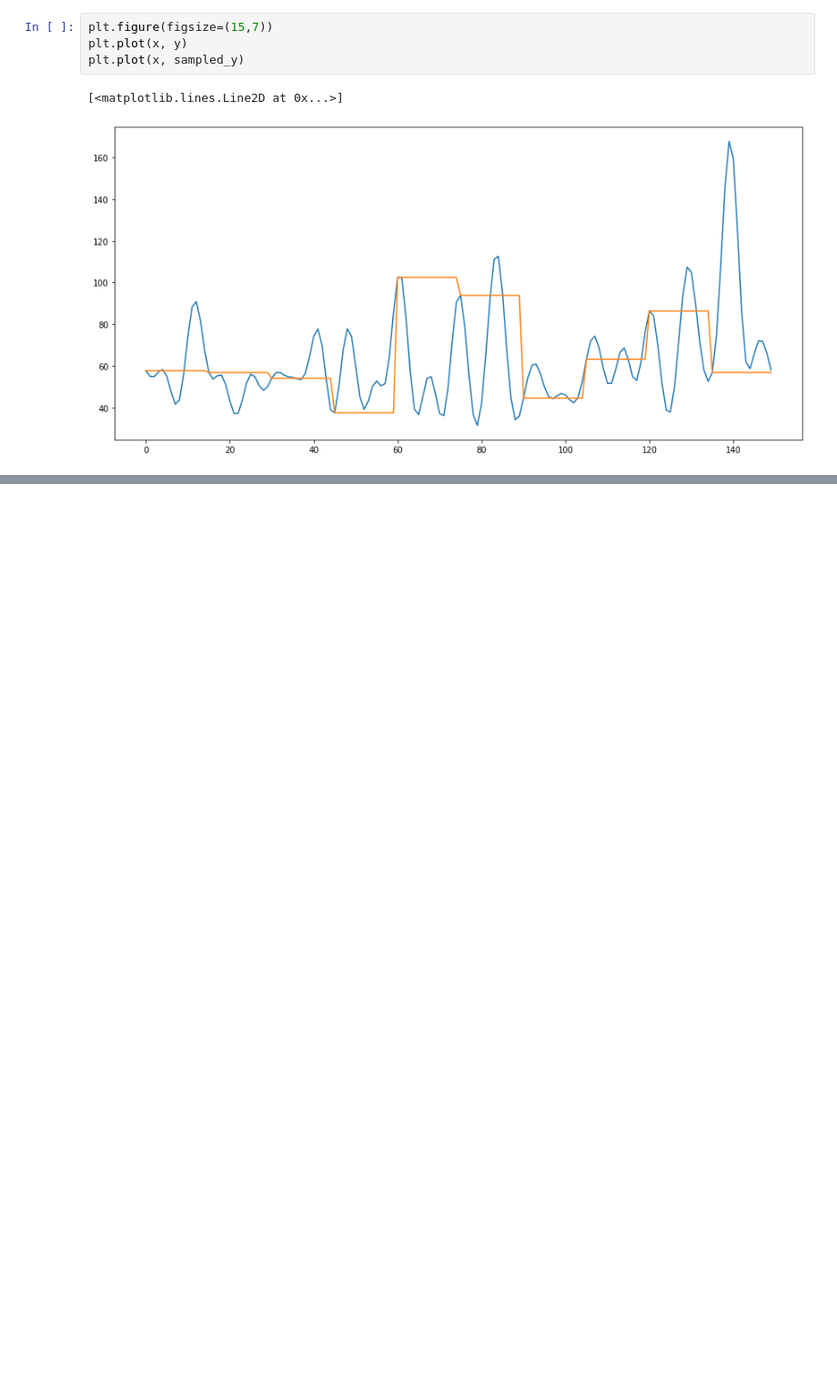
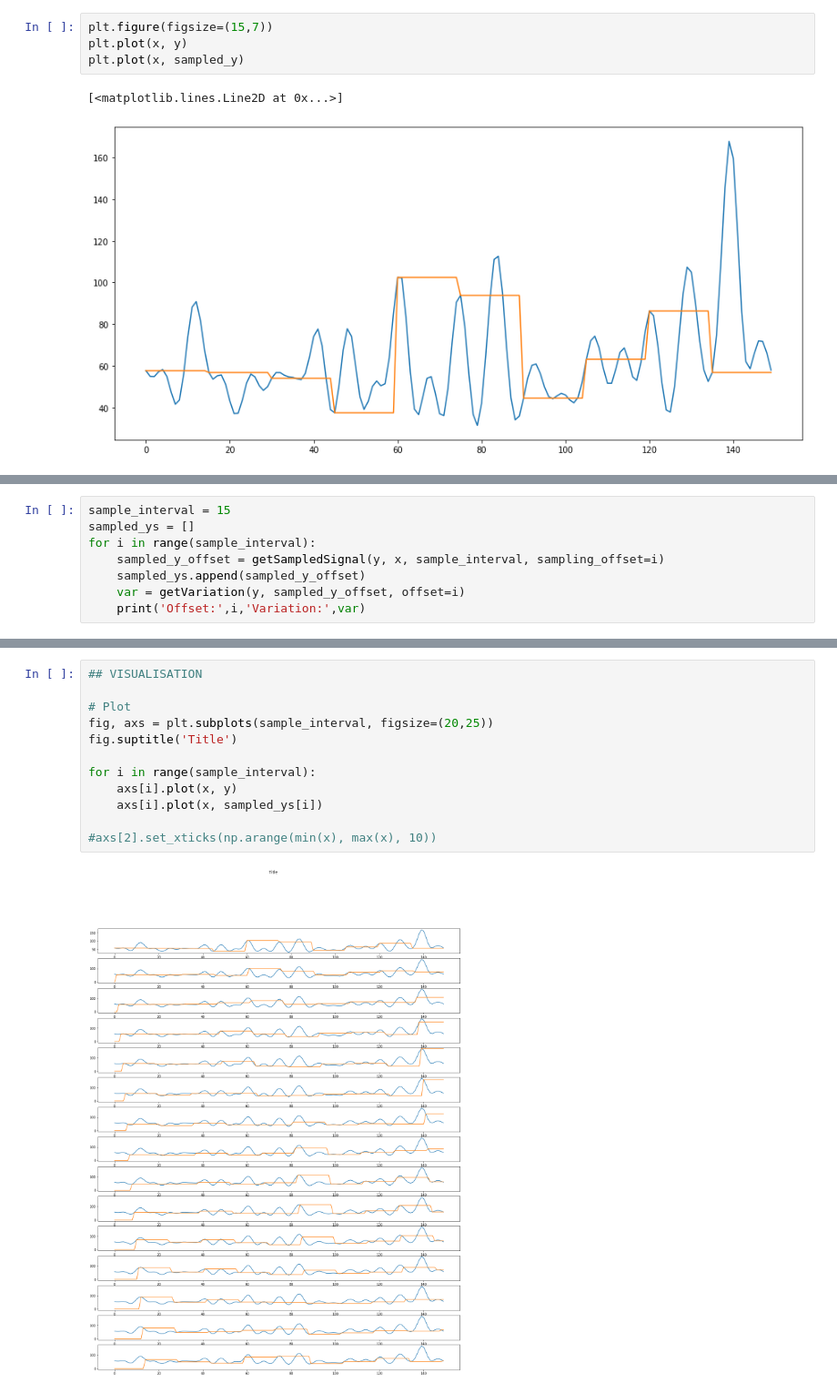
Before and after one commit to axo318/tor-masters-project, a Jupyter notebook: bw_research/ting_signal_sampling_variations.ipynb, the cells around one changed output, grey strips where cells are left out. Shown at 91% size. Saved outputs shown, nothing was run; the diff lists cells and outputs as text; blank space fills up the shorter version.

Commit message:
Added sampled variations

```diff
--- a/bw_research/ting_signal_sampling_variations.ipynb
+++ b/bw_research/ting_signal_sampling_variations.ipynb
@@ -57,0 +66,8 @@ plt.plot(x, sampled_y)
+# %%
+sample_interval = 15
+sampled_ys = []
+for i in range(sample_interval):
+    sampled_y_offset = getSampledSignal(y, x, sample_interval, sampling_offset=i)
+    sampled_ys.append(sampled_y_offset)
+    var = getVariation(y, sampled_y_offset, offset=i)
+    print('Offset:',i,'Variation:',var)
@@ -57,0 +90,14 @@ plt.plot(x, sampled_y)
+# %%
+## VISUALISATION
+
+# Plot
+fig, axs = plt.subplots(sample_interval, figsize=(20,25))
+fig.suptitle('Title')
+
+for i in range(sample_interval):
+    axs[i].plot(x, y)
+    axs[i].plot(x, sampled_ys[i])
+
+#axs[2].set_xticks(np.arange(min(x), max(x), 10))
+# %% [output]
+[figure, added]
```
Also changed, not shown: parts of 7 cells of this notebook, 1 other file.
